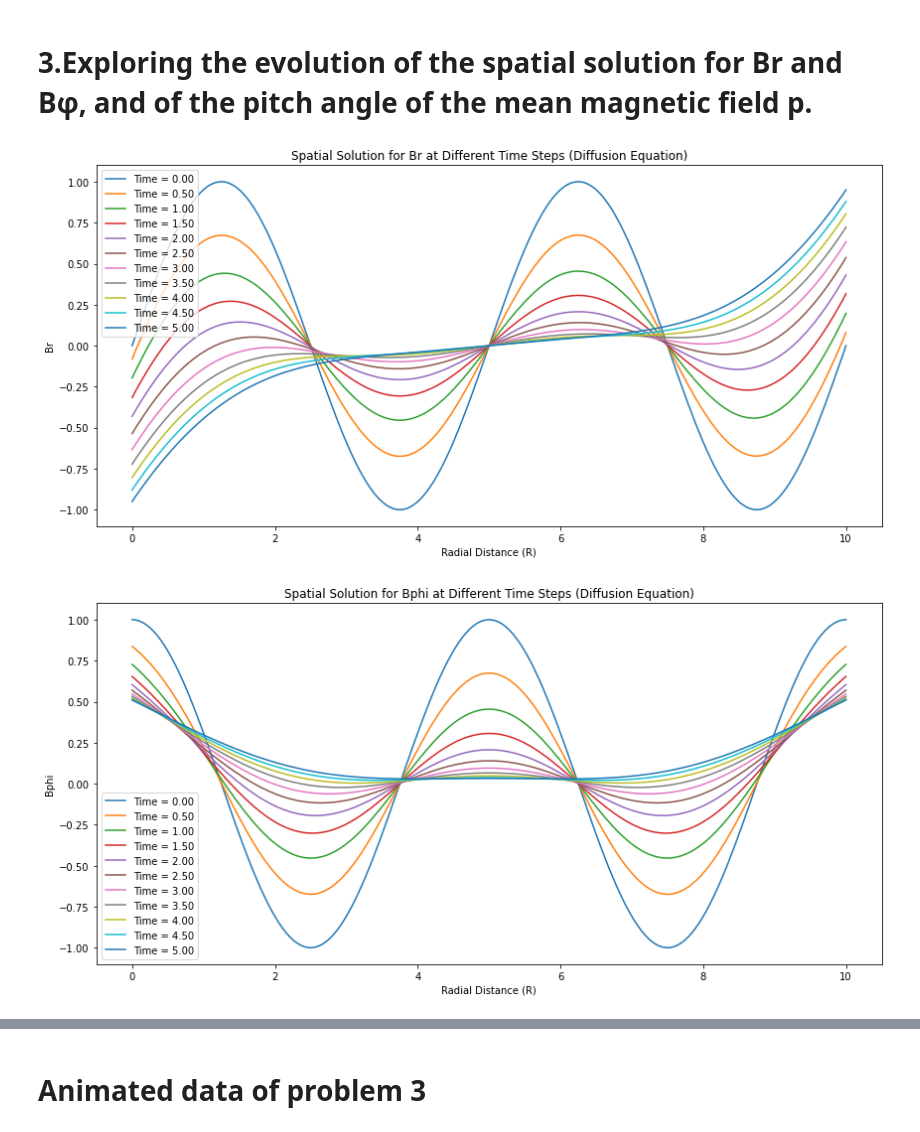
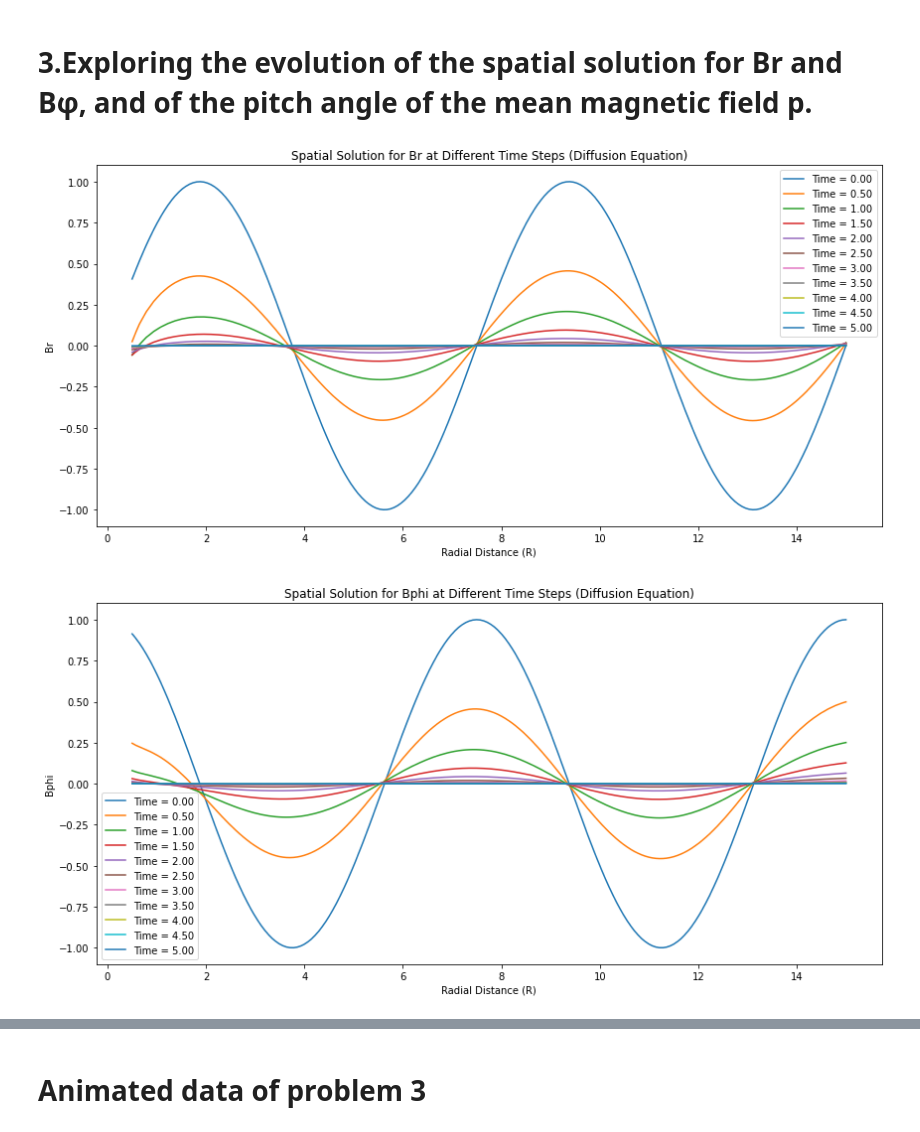
Before and after one commit to Ritabik/Galactic_Dynamo, a Jupyter notebook: Galactic_dynamo.ipynb, the cells around one changed output, grey strips where cells are left out. Saved outputs shown, nothing was run; the diff lists cells and outputs as text; code cells hidden in the pictures.

```diff
--- a/Galactic_dynamo.ipynb
+++ b/Galactic_dynamo.ipynb
@@ -100,40 +154,40 @@ import numpy as np
 import matplotlib.pyplot as plt
 
 # Parameters
-eta_t = 0.5  # Increased turbulent magnetic diffusivity
-
+eta_t = 0.5 # Increased turbulent magnetic diffusivity
+np.random.seed(42)
 # Radial grid
-R_max = 10  # Maximum radial distance
+R_max = 15  # Maximum radial distance
 Nr = 200  # Increased number of grid points in radial direction
-dr = R_max / (Nr - 1)
+dr = R_max / Nr
 
 # Time parameters
 T = 5.0  # Increased total time
 Nt = 500  # Increased number of time steps
 dt = T / Nt
-
+h=1
 # Initialize magnetic field B (considering both radial and azimuthal components)
-R = np.linspace(0, R_max, Nr)
+R = np.linspace(0.5, R_max, Nr)
 Br = np.sin(4 * np.pi * R / R_max)
 Bphi = np.cos(4 * np.pi * R / R_max)   # Initialize azimuthal component as zero
 
 # Function to compute the radial Laplacian of B
-def compute_laplacian(Br):
-    return np.gradient(np.gradient(Br, dr), dr)
+def compute_laplacian(R,Br):
+    return np.gradient((1/R)*np.gradient(R*Br, dr), dr) - ((np.pi)**2)*Br/(4*h**2)
 
 # Runge-Kutta method for solving the diffusion equation
-def runge_kutta_step_diffusion(Br, Bphi, dt):
-    k1_Br = dt * eta_t * compute_laplacian(Br)
-    k1_Bphi = dt * eta_t * compute_laplacian(Bphi)
+def runge_kutta_step_diffusion(R,Br, Bphi, dt):
+    k1_Br = dt * eta_t * compute_laplacian(R,Br)
+    k1_Bphi = dt * eta_t * compute_laplacian(R,Bphi)
 
-    k2_Br = dt * eta_t * compute_laplacian(Br + 0.5 * k1_Br)
-    k2_Bphi = dt * eta_t * compute_laplacian(Bphi + 0.5 * k1_Bphi)
+    k2_Br = dt * eta_t * compute_laplacian(R + 0.5*k1_Br,Br + 0.5 * k1_Br)
+    k2_Bphi = dt * eta_t * compute_laplacian(R + 0.5*k1_Bphi,Bphi + 0.5 * k1_Bphi)
 
-    k3_Br = dt * eta_t * compute_laplacian(Br + 0.5 * k2_Br)
-    k3_Bphi = dt * eta_t * compute_laplacian(Bphi + 0.5 * k2_Bphi)
+    k3_Br = dt * eta_t * compute_laplacian(R + 0.5*k2_Br,Br + 0.5 * k2_Br)
+    k3_Bphi = dt * eta_t * compute_laplacian(R + 0.5*k2_Bphi,Bphi + 0.5 * k2_Bphi)
 
-    k4_Br = dt * eta_t * compute_laplacian(Br + k3_Br)
-    k4_Bphi = dt * eta_t * compute_laplacian(Bphi + k3_Bphi)
+    k4_Br = dt * eta_t * compute_laplacian(R + k3_Br,Br + k3_Br)
+    k4_Bphi = dt * eta_t * compute_laplacian(R + k3_Bphi,Bphi + k3_Bphi)
 
     new_Br = Br + (k1_Br + 2 * k2_Br + 2 * k3_Br + k4_Br) / 6
     new_Bphi = Bphi + (k1_Bphi + 2 * k2_Bphi + 2 * k3_Bphi + k4_Bphi) / 6
@@ -144,36 +198,36 @@ def runge_kutta_step_diffusion(Br, Bphi, dt):
 evolution_Br = np.zeros((Nt + 1, Nr))
 evolution_Bphi = np.zeros((Nt + 1, Nr))
 
 # Time-stepping scheme using Runge-Kutta
 for t in range(Nt + 1):
     evolution_Br[t, :] = np.copy(Br)
     evolution_Bphi[t, :] = np.copy(Bphi)
-    Br, Bphi = runge_kutta_step_diffusion(Br, Bphi, dt)
+    Br, Bphi = runge_kutta_step_diffusion(R,Br, Bphi, dt)
 
 # Plot the spatial solution for Br
 plt.figure(figsize=(12, 6))
 for t in range(0, Nt + 1, Nt // 10):  # Plot every 10th time step
     plt.plot(R, evolution_Br[t, :], label=f'Time = {t * dt:.2f}')
 plt.xlabel('Radial Distance (R)')
 plt.ylabel('Br')
 plt.title('Spatial Solution for Br at Different Time Steps (Diffusion Equation)')
 plt.legend()
 plt.tight_layout()
 plt.show()
 
 # Plot the spatial solution for Bphi
 plt.figure(figsize=(12, 6))
 for t in range(0, Nt + 1, Nt // 10):  # Plot every 10th time step
     plt.plot(R, evolution_Bphi[t, :], label=f'Time = {t * dt:.2f}')
 plt.xlabel('Radial Distance (R)')
 plt.ylabel('Bphi')
 plt.title('Spatial Solution for Bphi at Different Time Steps (Diffusion Equation)')
 plt.legend()
 plt.tight_layout()
 plt.show()
 # %% [output]
-[figure, old version]
+[figure, new version]
-[figure, old version]
+[figure, new version]
 # %%
 import numpy as np
 import matplotlib.pyplot as plt
```
Also changed, not shown: parts of 10 cells of this notebook, 4 other files.
